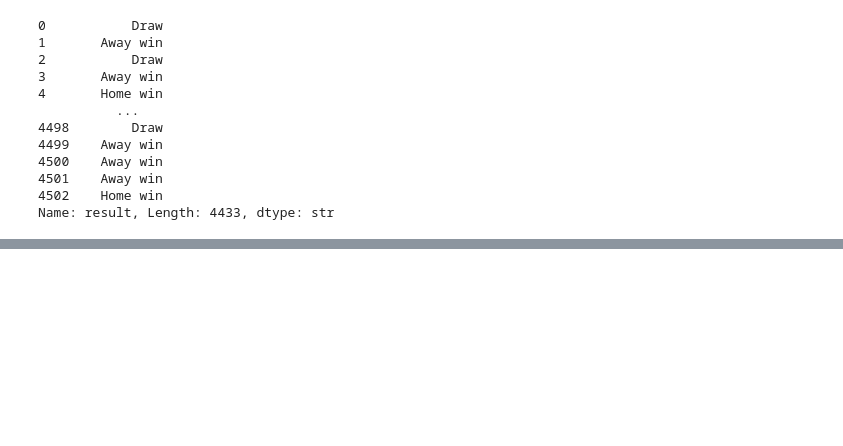
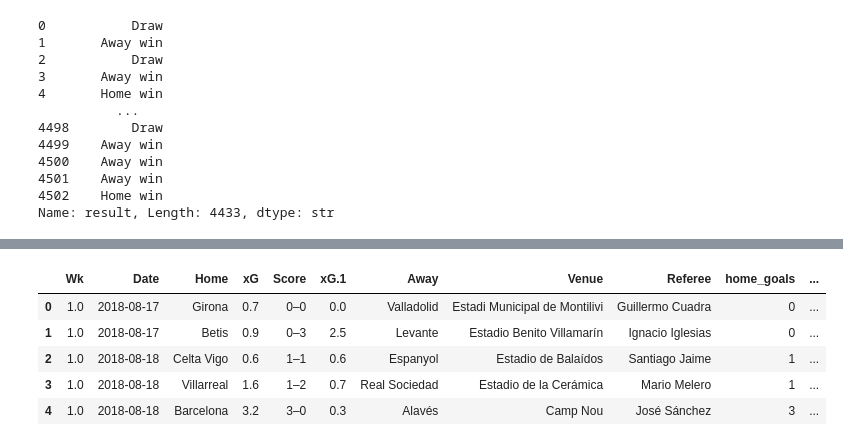
Before and after one commit to pawan-rai02/Football-Analytics, a Jupyter notebook: 08-projects/02-project/p2.ipynb, the cells around one changed output, grey strips where cells are left out. Cells and saved outputs as stored; diff of their text form; code cells hidden in the pictures; blank space fills up the shorter version.

```diff
--- a/08-projects/02-project/p2.ipynb
+++ b/08-projects/02-project/p2.ipynb
@@ -135,0 +138,9 @@ df.head()
+# %%
+df.head()
+# %% [output]
+|  | Wk | Date | Home | xG | Score | xG.1 | Away | Venue | Referee | home_goals | ... |
+| 0 | 1.0 | 2018-08-17 | Girona | 0.7 | 0–0 | 0.0 | Valladolid | Estadi Municipal de Montilivi | Guillermo Cuadra | 0 | ... |
+| 1 | 1.0 | 2018-08-17 | Betis | 0.9 | 0–3 | 2.5 | Levante | Estadio Benito Villamarín | Ignacio Iglesias | 0 | ... |
+| 2 | 1.0 | 2018-08-18 | Celta Vigo | 0.6 | 1–1 | 0.6 | Espanyol | Estadio de Balaídos | Santiago Jaime | 1 | ... |
+| 3 | 1.0 | 2018-08-18 | Villarreal | 1.6 | 1–2 | 0.7 | Real Sociedad | Estadio de la Cerámica | Mario Melero | 1 | ... |
+| 4 | 1.0 | 2018-08-18 | Barcelona | 3.2 | 3–0 | 0.3 | Alavés | Camp Nou | José Sánchez | 3 | ... |
```
Also changed, not shown: parts of 9 cells of this notebook.
